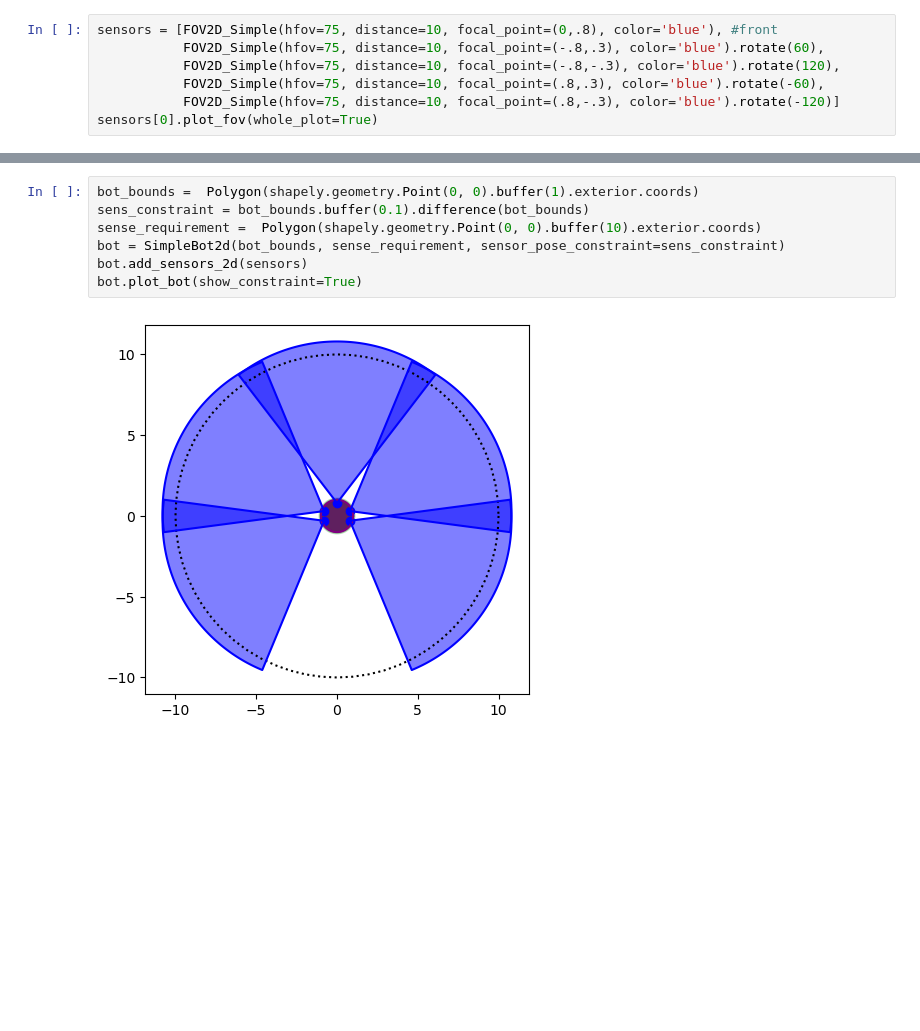
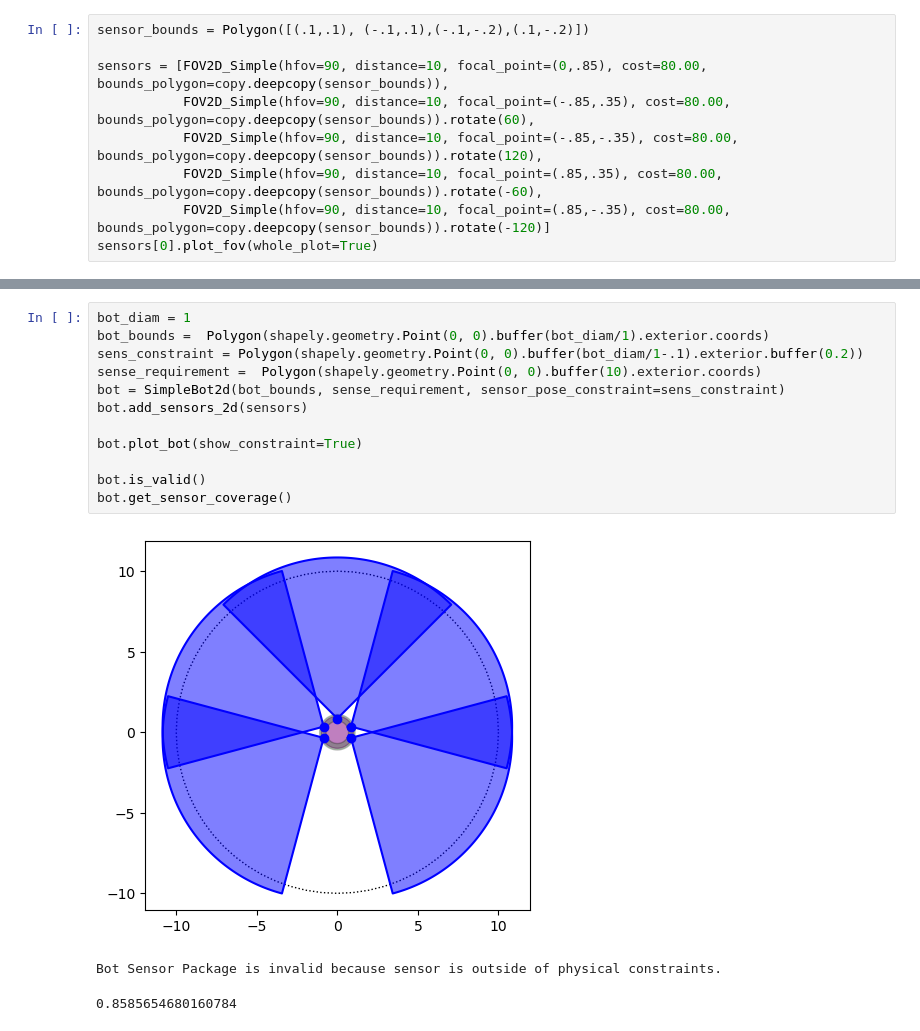
Before and after one commit to robosquiggles/go4robo, a Jupyter notebook: fov_optimize_2d.ipynb, the cells around one changed output, grey strips where cells are left out. Drawn from its saved outputs; the diff is of its cells as text; blank space fills up the shorter version.

Commit message:
Added some more constraints and objectives, set up the first pymoo problem a bit

```diff
--- a/fov_optimize_2d.ipynb
+++ b/fov_optimize_2d.ipynb
@@ -20,8 +22,10 @@ The autoreload extension is already loaded. To reload it, use:
 # %%
-sensors = [FOV2D_Simple(hfov=75, distance=10, focal_point=(0,.8), color='blue'), #front
-           FOV2D_Simple(hfov=75, distance=10, focal_point=(-.8,.3), color='blue').rotate(60),
-           FOV2D_Simple(hfov=75, distance=10, focal_point=(-.8,-.3), color='blue').rotate(120),
-           FOV2D_Simple(hfov=75, distance=10, focal_point=(.8,.3), color='blue').rotate(-60),
-           FOV2D_Simple(hfov=75, distance=10, focal_point=(.8,-.3), color='blue').rotate(-120)]
+sensor_bounds = Polygon([(.1,.1), (-.1,.1),(-.1,-.2),(.1,-.2)])
+
+sensors = [FOV2D_Simple(hfov=90, distance=10, focal_point=(0,.85), cost=80.00, bounds_polygon=copy.deepcopy(sensor_bounds)),
+           FOV2D_Simple(hfov=90, distance=10, focal_point=(-.85,.35), cost=80.00, bounds_polygon=copy.deepcopy(sensor_bounds)).rotate(60),
+           FOV2D_Simple(hfov=90, distance=10, focal_point=(-.85,-.35), cost=80.00, bounds_polygon=copy.deepcopy(sensor_bounds)).rotate(120),
+           FOV2D_Simple(hfov=90, distance=10, focal_point=(.85,.35), cost=80.00, bounds_polygon=copy.deepcopy(sensor_bounds)).rotate(-60),
+           FOV2D_Simple(hfov=90, distance=10, focal_point=(.85,-.35), cost=80.00, bounds_polygon=copy.deepcopy(sensor_bounds)).rotate(-120)]
 sensors[0].plot_fov(whole_plot=True)
 # %% [output]
@@ -29,9 +33,16 @@ sensors[0].plot_fov(whole_plot=True)
 # %%
-bot_bounds =  Polygon(shapely.geometry.Point(0, 0).buffer(1).exterior.coords)
-sens_constraint = bot_bounds.buffer(0.1).difference(bot_bounds)
+bot_diam = 1
+bot_bounds =  Polygon(shapely.geometry.Point(0, 0).buffer(bot_diam/1).exterior.coords)
+sens_constraint = Polygon(shapely.geometry.Point(0, 0).buffer(bot_diam/1-.1).exterior.buffer(0.2))
 sense_requirement =  Polygon(shapely.geometry.Point(0, 0).buffer(10).exterior.coords)
 bot = SimpleBot2d(bot_bounds, sense_requirement, sensor_pose_constraint=sens_constraint)
 bot.add_sensors_2d(sensors)
+
 bot.plot_bot(show_constraint=True)
+
+bot.is_valid()
+bot.get_sensor_coverage()
 # %% [output]
-[figure, old version]
+[figure, new version]
+Bot Sensor Package is invalid because sensor is outside of physical constraints.
+0.8585654680160784
```
Also changed, not shown: parts of 8 cells of this notebook, 1 other file.
